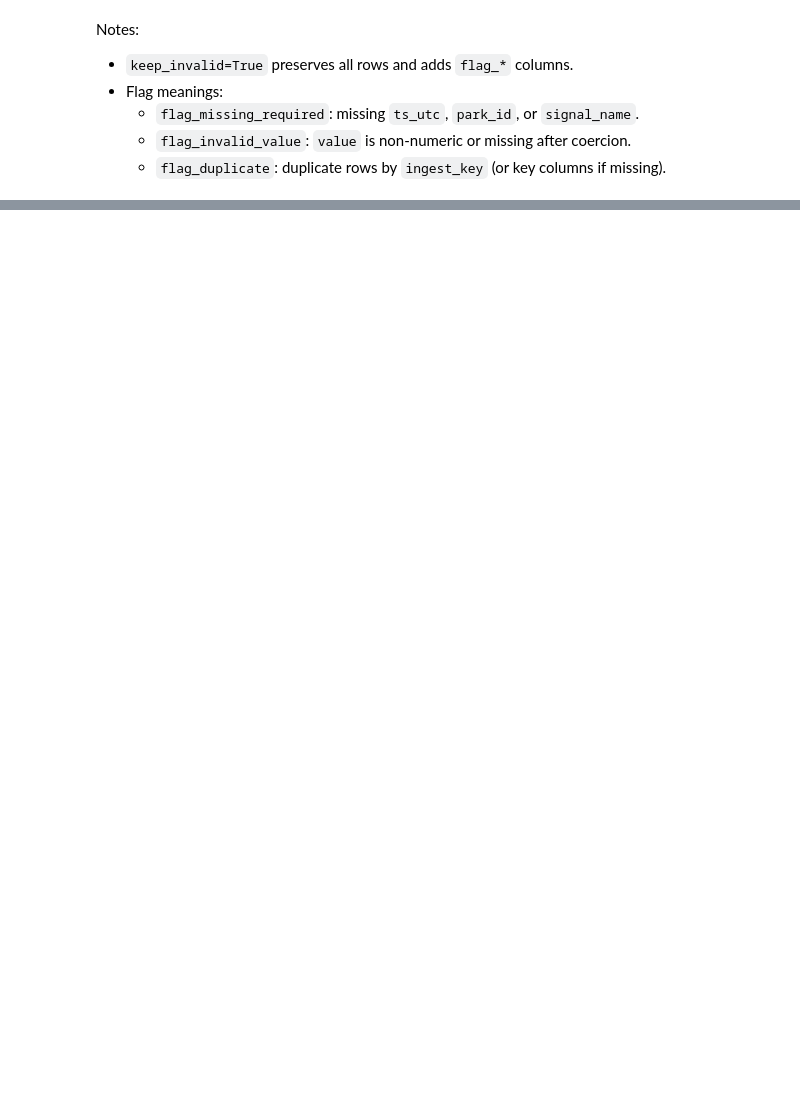
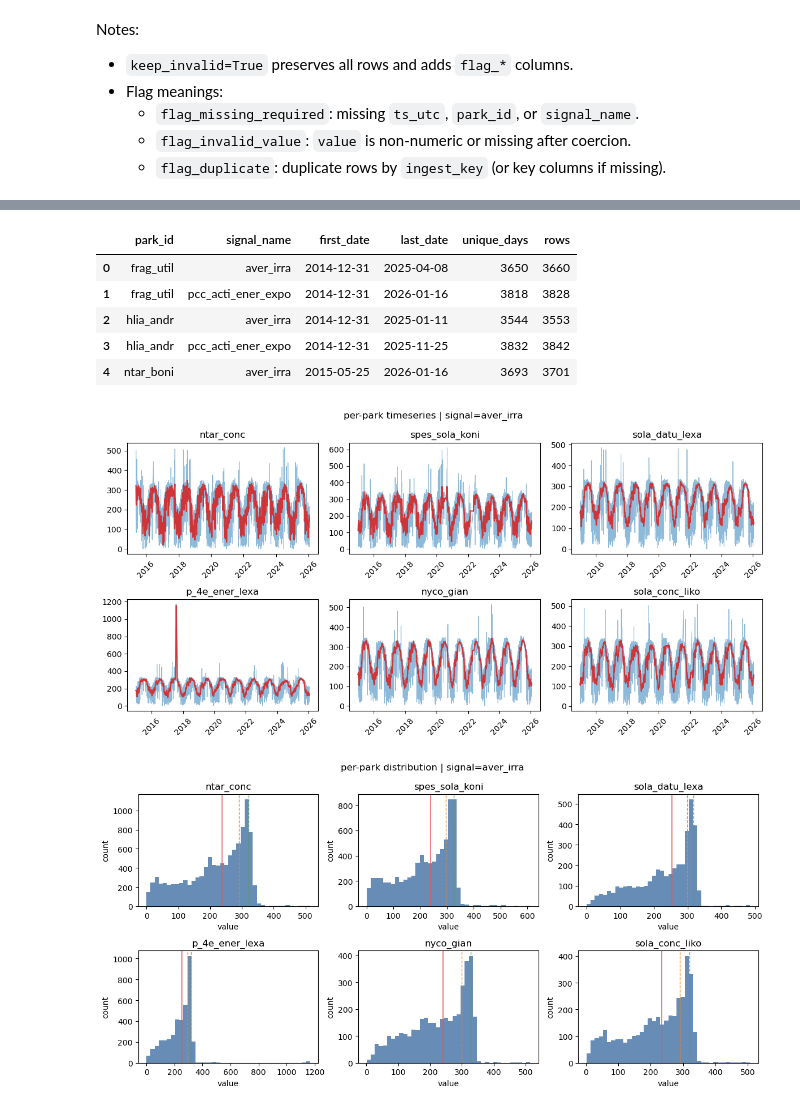
Before and after one commit to steliosvliaros/daily_avg_pv_kpi_heatmap, a Jupyter notebook: notebooks/01_prototype_pvgis_pi_heatmap.ipynb, the cells around one changed output, grey strips where cells are left out. Drawn from its saved outputs; the diff is of its cells as text; code cells hidden in the pictures; blank space fills up the shorter version.

```diff
--- a/notebooks/01_prototype_pvgis_pi_heatmap.ipynb
+++ b/notebooks/01_prototype_pvgis_pi_heatmap.ipynb
@@ -346,7 +387,11 @@ if stage_path and Path(stage_path).exists():
     df_stage = pd.read_parquet(stage_path)
     eda_outputs = spie.run_silver_pre_ingestion_eda(
         df_stage,
-        spie.EdaConfig()
+        spie.EdaConfig(
+            plot_kinds=["timeseries", "hist", "box", "coverage"],
+            max_days=50,
+            max_parks=6
+        )
     )
     print(eda_outputs["overview"])
     display(eda_outputs["unit_stats"].head())
@@ -357,3 +402,4 @@ if stage_path and Path(stage_path).exists():
         plt.close(fig)
 else:
     print("No staged parquet found; run silver prep staging first.")
+# %% [output]
@@ -359,0 +413,8 @@ else:
+|  | park_id | signal_name | first_date | last_date | unique_days | rows |
+| 0 | frag_util | aver_irra | 2014-12-31 | 2025-04-08 | 3650 | 3660 |
+| 1 | frag_util | pcc_acti_ener_expo | 2014-12-31 | 2026-01-16 | 3818 | 3828 |
+| 2 | hlia_andr | aver_irra | 2014-12-31 | 2025-01-11 | 3544 | 3553 |
+| 3 | hlia_andr | pcc_acti_ener_expo | 2014-12-31 | 2025-11-25 | 3832 | 3842 |
+| 4 | ntar_boni | aver_irra | 2015-05-25 | 2026-01-16 | 3693 | 3701 |
+[figure, added]
+[figure, added]
```
Also changed, not shown: parts of 12 cells of this notebook, 9 other files.
